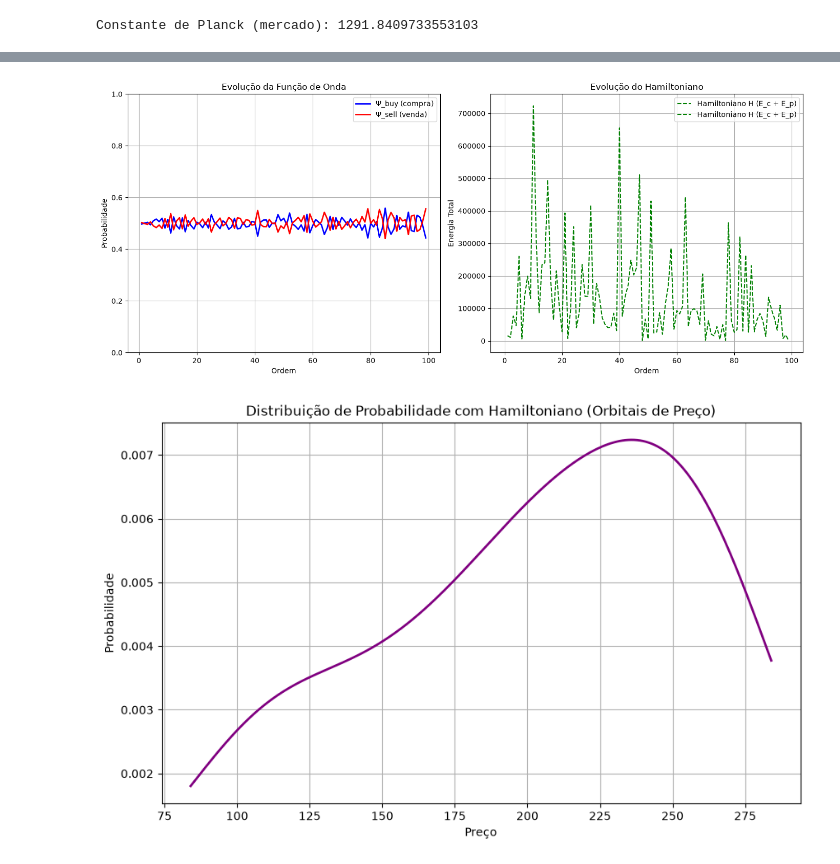
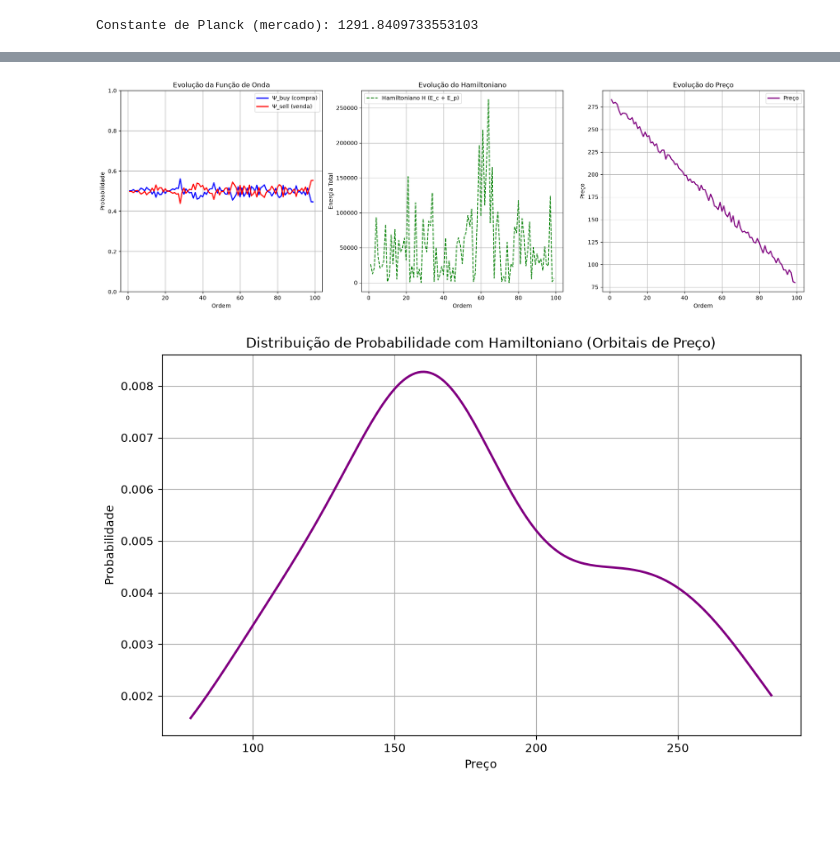
Before and after one commit to Daniel-nogueira-tech/NextAtonTrading, a Jupyter notebook: backend/data_service/example.ipynb, the cells around one changed output, grey strips where cells are left out. Saved outputs shown, nothing was run; the diff lists cells and outputs as text; code cells hidden in the pictures; blank space fills up the shorter version.

```diff
--- a/backend/data_service/example.ipynb
+++ b/backend/data_service/example.ipynb
@@ -8,7 +8,7 @@ import datetime
 orders = []
 base_price = 280
 for i in range(100):
-    price = base_price - i*2 + random.randint(-10, 10)  # tendência de alta
+    price = base_price - i*2 + random.randint(-5, 5)  # tendência de alta
     order = {
         "type": random.choice(["buy", "sell"]),
         "price": price,
@@ -113,6 +113,6 @@ Ordem 29: Energia cinética = 4439.973360159839
 # %%
 #Função para calcular energia potencial
-def calculate_Potential_energy(orders, max_expansao_pct=0.1):
+def calculate_Potential_energy(orders, max_expansao_pct=0.3):
     if not orders:
         return []
 
@@ -256,34 +257,46 @@ Ordem 99: Ψ_buy=0.4438, Ψ_sell=0.5562, H=0.00
 # %%
 import matplotlib.pyplot as plt
-
-# Evolução já calculada
-evolution_series = evolve_wave_function(orders, h_market)
 
 # Extrair dados
 ordens = [e["ordem"] for e in evolution_series]
 psi_buy = [e["psi_buy"] for e in evolution_series]
 psi_sell = [e["psi_sell"] for e in evolution_series]
 hamiltoniano = [e["H"] for e in evolution_series]
+precos = [o["price"] for o in orders[:len(evolution_series)]]  # alinhar com evolução
 
-# Criar gráfico
-plt.figure(figsize=(12,6))
+# Criar subplots
+fig, (ax1, ax2, ax3) = plt.subplots(1, 3, figsize=(18,6))
 
-# Probabilidades
-plt.plot(ordens, psi_buy, label="Ψ_buy (probabilidade de compra)", color="blue", linewidth=2)
-plt.plot(ordens, psi_sell, label="Ψ_sell (probabilidade de venda)", color="red", linewidth=2)
+# Subplot 1: Função de onda
+ax1.plot(ordens, psi_buy, label="Ψ_buy (compra)", color="blue", linewidth=2)
+ax1.plot(ordens, psi_sell, label="Ψ_sell (venda)", color="red", linewidth=2)
+ax1.set_title("Evolução da Função de Onda")
+ax1.set_xlabel("Ordem")
+ax1.set_ylabel("Probabilidade")
+ax1.set_ylim(0,1)
+ax1.legend()
+ax1.grid(True)
 
-# Hamiltoniano
-plt.plot(ordens, hamiltoniano, label="Hamiltoniano H (E_c + E_p)", color="green", linestyle="--")
+# Subplot 2: Hamiltoniano
+ax2.plot(ordens, hamiltoniano, label="Hamiltoniano H (E_c + E_p)", color="green", linestyle="--")
+ax2.set_title("Evolução do Hamiltoniano")
+ax2.set_xlabel("Ordem")
+ax2.set_ylabel("Energia Total")
+ax2.legend()
+ax2.grid(True)
 
-# Configurações
-plt.title("Evolução da Função de Onda e Hamiltoniano")
-plt.xlabel("Ordem")
-plt.ylabel("Valor")
-plt.legend()
-plt.grid(True)
+# Subplot 3: Preço
+ax3.plot(ordens, precos, label="Preço", color="purple", linewidth=2)
+ax3.set_title("Evolução do Preço")
+ax3.set_xlabel("Ordem")
+ax3.set_ylabel("Preço")
+ax3.legend()
+ax3.grid(True)
+
+plt.tight_layout()
 plt.show()
 # %% [output]
-[figure, old version]
+[figure, new version]
 # %%
 import numpy as np
 import matplotlib.pyplot as plt
@@ -324,7 +337,7 @@ plt.ylabel("Probabilidade")
 plt.grid(True)
 plt.show()
 # %% [output]
-[figure, old version]
+[figure, new version]
 # %%
 import numpy as np
 import matplotlib.pyplot as plt
```
Also changed, not shown: parts of 7 cells of this notebook, 1 other file.
